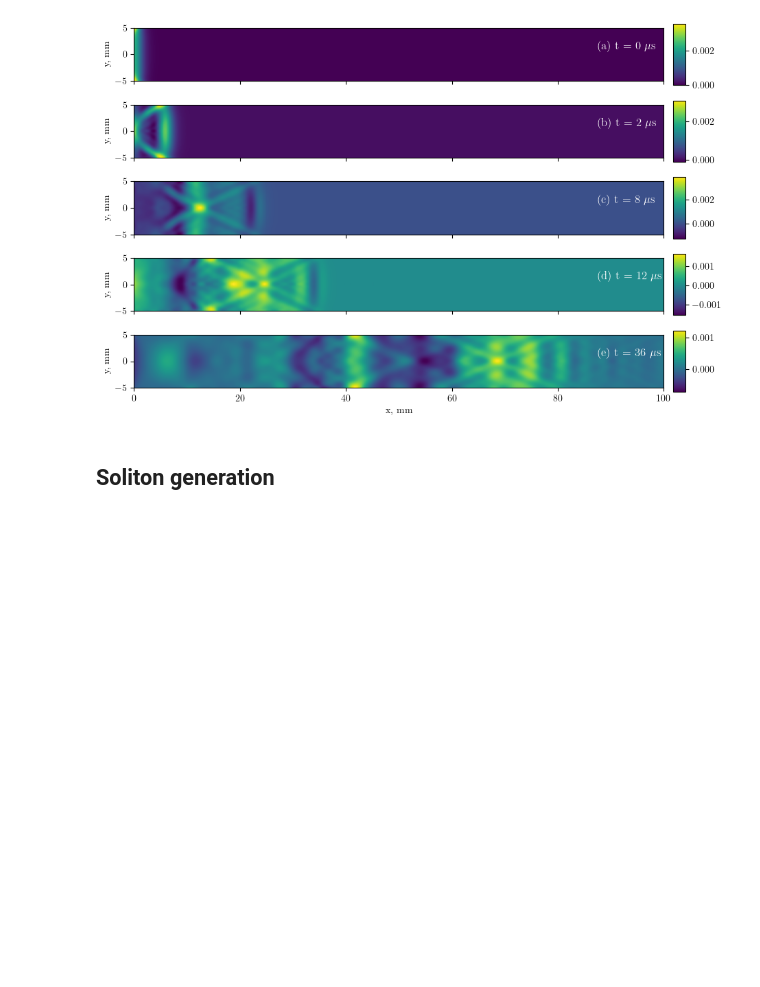
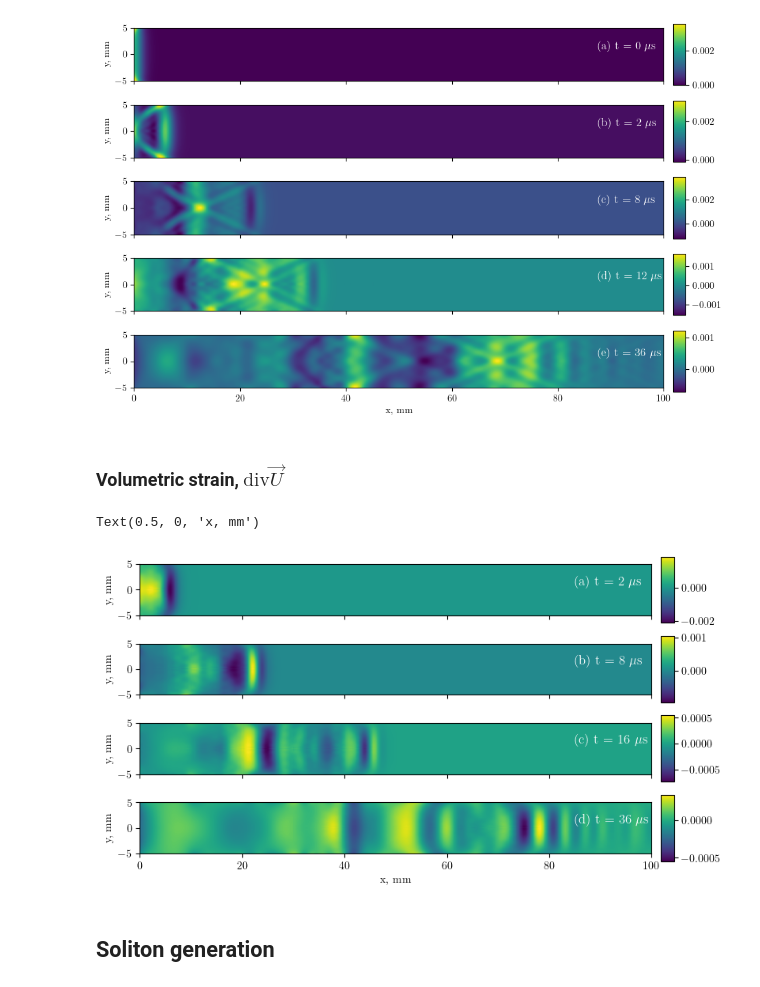
Before and after one commit to fgarbuzov/Spectral, a Jupyter notebook: ResultsVisualisationImpact.ipynb, the cells around one changed output. Saved outputs shown, nothing was run; the diff lists cells and outputs as text; code cells hidden in the pictures; blank space fills up the shorter version.

```diff
--- a/ResultsVisualisationImpact.ipynb
+++ b/ResultsVisualisationImpact.ipynb
@@ -20,4 +20,4 @@ FIGURES_PATH = os.path.join(pathlib.Path(PROJ_PATH).parent.resolve(), 'figures')
 # %%
 # the result of this simulation is too big to be stored on github
 # it can be computed using the params file with the following name:
-body, mesh, U2, T = load_res('nonlin_visc_len_200_')
+body, mesh, U, T = load_res('nonlin_visc_len_200_')
@@ -29,5 +31,27 @@ plot_deformations(fig, ax, -U2[:,0], T, t, diff=0, x=x)
 # %% [output]
 [figure]
+# %% [markdown]
+### Volumetric strain, $\text{div}\vec{U}$
+# %%
+times_to_plot = [3, 6, 10, 20]
+x = np.linspace(0, 100, num=501)
+y = np.linspace(-5, 5, num=101)
+fig, ax = plt.subplots(len(times_to_plot), 1, figsize=(10, 1 + len(times_to_plot)), sharex=True)
+
+for i, t in enumerate(times_to_plot):
+    im = ax[i].imshow(np.flip(U[t].div()(x,y,0).T, axis=0),
+                      extent=(x.min(), x.max(), y.min(), y.max()))
+    ax[i].set_aspect('equal')
+    ax[i].set_ylabel('y, mm')
+    fig.colorbar(im, ax=ax[i], aspect=5, pad=0.015)
+    ax[i].text(0.85, 0.6, ('(' + 'abcdefgh'[i] + ') '
+                            + f't = {int(T[t])} $\mu$s'),
+               c='w', transform=ax[i].transAxes, fontsize=12)
+
+ax[-1].set_xlabel('x, mm')
+# %% [output]
+Text(0.5, 0, 'x, mm')
+[figure, added]
 # %% [markdown]
 ## Soliton generation
 # %%
```
Also changed, not shown: parts of 2 cells of this notebook, 10 other files.
